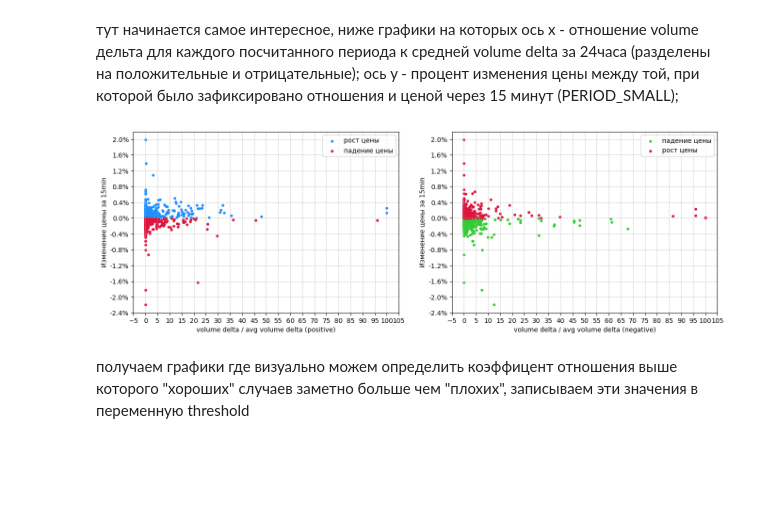
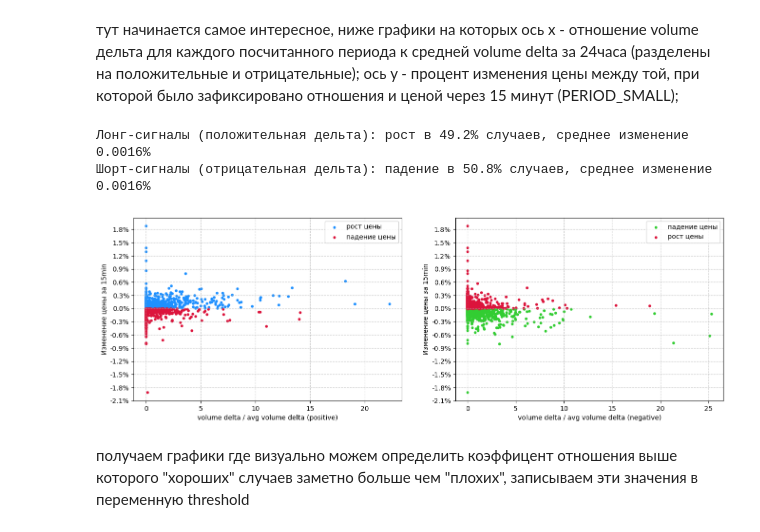
Before and after one commit to dmitriyjopov/trading-bot, a Jupyter notebook: src/visual_j.ipynb, the cells around one changed output. Drawn from its saved outputs; the diff is of its cells as text; code cells hidden in the pictures; blank space fills up the shorter version.

```diff
--- a/src/visual_j.ipynb
+++ b/src/visual_j.ipynb
@@ -154,14 +674,14 @@ indicators_df['ofi_sell'] = ofi_sell.fillna(False)
 '''-----------------------изменение volume delta-----------------------'''
 def vol_del_conditions(indicators_df, threshold_long, threshold_short):
 
-    neg_delta = indicators_df['volume_delta'].ffill().clip(None, 0)#дельта < 0
-    pos_delta = indicators_df['volume_delta'].ffill().clip(0, None)#дельта > 0
+    neg_delta = indicators_df['volume_delta'].clip(None, 0)#дельта < 0
+    pos_delta = indicators_df['volume_delta'].clip(0, None)#дельта > 0
 
     avg_neg_delta = neg_delta.rolling('24h').mean().shift(1)#cреднее значение дельты < 0
     avg_pos_delta = pos_delta.rolling('24h').mean().shift(1)#cреднее значение дельты > 0
 
-    avg_pos_delta = avg_pos_delta.fillna(0)
-    avg_neg_delta = avg_neg_delta.fillna(0)
+    avg_pos_delta = avg_pos_delta.replace(0, np.nan)
+    avg_neg_delta = avg_neg_delta.replace(0, np.nan)
 
     #true false значения по индикаторам
     vol_open_long  = (
@@ -176,15 +696,15 @@ def vol_del_conditions(indicators_df, threshold_long, threshold_short):
     indicators_df['vol_open_long']  = vol_open_long
     indicators_df['vol_open_short'] = vol_open_short
 
-    n = 1
+    n = 3
     #создаю dataframe с двумя отношениями о которых говорил выше (отрицательный к отрицательному и положительный к положительному)
     ratios = pd.DataFrame({
         'avg_neg': avg_neg_delta,
         'avg_pos': avg_pos_delta,
         'del_neg': neg_delta,
         'del_pos': pos_delta,
-        'ratio_pos': (pos_delta / avg_pos_delta).clip(None, 100),#отношения выше 100 можно считать за случайные экстремальные (допустим когда средняя дельта за день -> 0)
-        'ratio_neg': (neg_delta / avg_neg_delta).clip(None, 100),
+        'ratio_pos': (pos_delta / avg_pos_delta).clip(None, 30),#отношения выше 30 можно считать за случайные экстремальные (допустим когда средняя дельта за день -> 0)
+        'ratio_neg': (neg_delta / avg_neg_delta).clip(None, 30),
         'delta_price': (P.shift(-n) - P),  # абсолютное изменение цены
         'persent_del_price' : (P.shift(-n))/P - 1
     }).dropna()
@@ -204,7 +724,7 @@ def vol_del_conditions(indicators_df, threshold_long, threshold_short):
 from matplotlib.ticker import MaxNLocator, MultipleLocator, FuncFormatter
 
 
-indicators_df, ratios = vol_del_conditions(indicators_df, 10, 25)
+indicators_df_, ratios = vol_del_conditions(indicators_df, 12.222222222222221, 30.55555555555557)
 
 fig, axes = plt.subplots(
     1, 2,
@@ -216,34 +736,53 @@ pos_good_case = ratios['delta_price'] >= 0
 pos_bad_case = ratios['delta_price'] < 0
 
 #для шорта наоборот
 neg_good_case = pos_bad_case
 neg_bad_case = pos_good_case
 
 axes[0].scatter(ratios[pos_good_case]['ratio_pos'], ratios[pos_good_case]['persent_del_price'], color = 'dodgerblue', s=10, label='рост цены')
 axes[0].scatter(ratios[pos_bad_case]['ratio_pos'], ratios[pos_bad_case]['persent_del_price'], color = 'crimson', s=10, label='падение цены')
 axes[0].legend(loc='upper right')
 
 axes[1].scatter(ratios[neg_good_case]['ratio_neg'], ratios[neg_good_case]['persent_del_price'], color = 'limegreen', s=10, label='падение цены')
 axes[1].scatter(ratios[neg_bad_case]['ratio_neg'], ratios[neg_bad_case]['persent_del_price'], color = 'crimson', s=10, label='рост цены')
 axes[1].legend(loc='upper right')
 
 axes[0].set_xlabel('volume delta / avg volume delta (positive)')
 
 axes[1].set_xlabel('volume delta / avg volume delta (negative)')
 
 for ax in axes:
     # ось y
     ax.yaxis.set_major_locator(MaxNLocator(nbins=15))  # 15 делений по Y
 
     ax.yaxis.set_major_formatter(FuncFormatter(lambda x, _: f'{x:.1%}'))
 
     # ось х
     ax.xaxis.set_major_locator(MultipleLocator(5))
 
     ax.grid(True, linestyle='--', alpha=0.7)
     ax.set_ylabel(f'Изменение цены за {PERIOD_SMALL}', fontsize=10)
+
+# Статистика
+# --сделать вывод изменений > threshold--
+pos_total = len(ratios[~ratios['ratio_pos'].isna()])
+neg_total = len(ratios[~ratios['ratio_neg'].isna()])
+
+pos_good_pct = 100 * pos_good_case.sum() / pos_total if pos_total > 0 else 0
+neg_good_pct = 100 * neg_good_case.sum() / neg_total if neg_total > 0 else 0
+
+pos_avg_change = ratios[pos_good_case | pos_bad_case]['persent_del_price'].mean() * 100
+neg_avg_change = ratios[neg_good_case | neg_bad_case]['persent_del_price'].mean() * 100
+
+print(f"Лонг-сигналы (положительная дельта): рост в {pos_good_pct:.1f}% случаев, "
+      f"среднее изменение {pos_avg_change:.4f}%")
+
+print(f"Шорт-сигналы (отрицательная дельта): падение в {neg_good_pct:.1f}% случаев, "
+      f"среднее изменение {neg_avg_change:.4f}%")
 # %% [output]
+Лонг-сигналы (положительная дельта): рост в 49.2% случаев, среднее изменение 0.0016%
+Шорт-сигналы (отрицательная дельта): падение в 50.8% случаев, среднее изменение 0.0016%
-[figure, old version]
+[figure, new version]
 # %% [markdown]
 получаем графики где визуально можем определить коэффицент отношения выше которого "хороших" случаев заметно больше чем "плохих", записываем эти значения в переменную threshold
 # %% [markdown]
```
Also changed, not shown: parts of 39 cells of this notebook, 2 other files.
